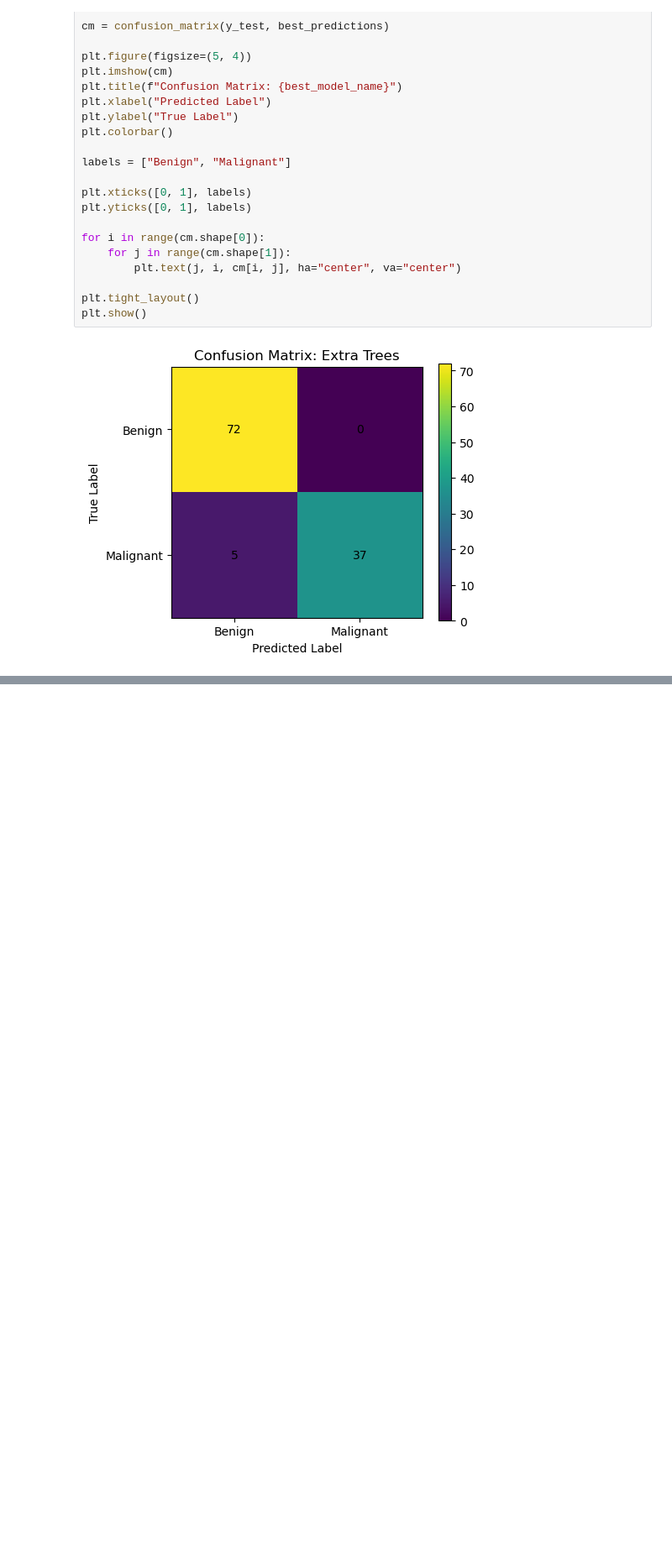
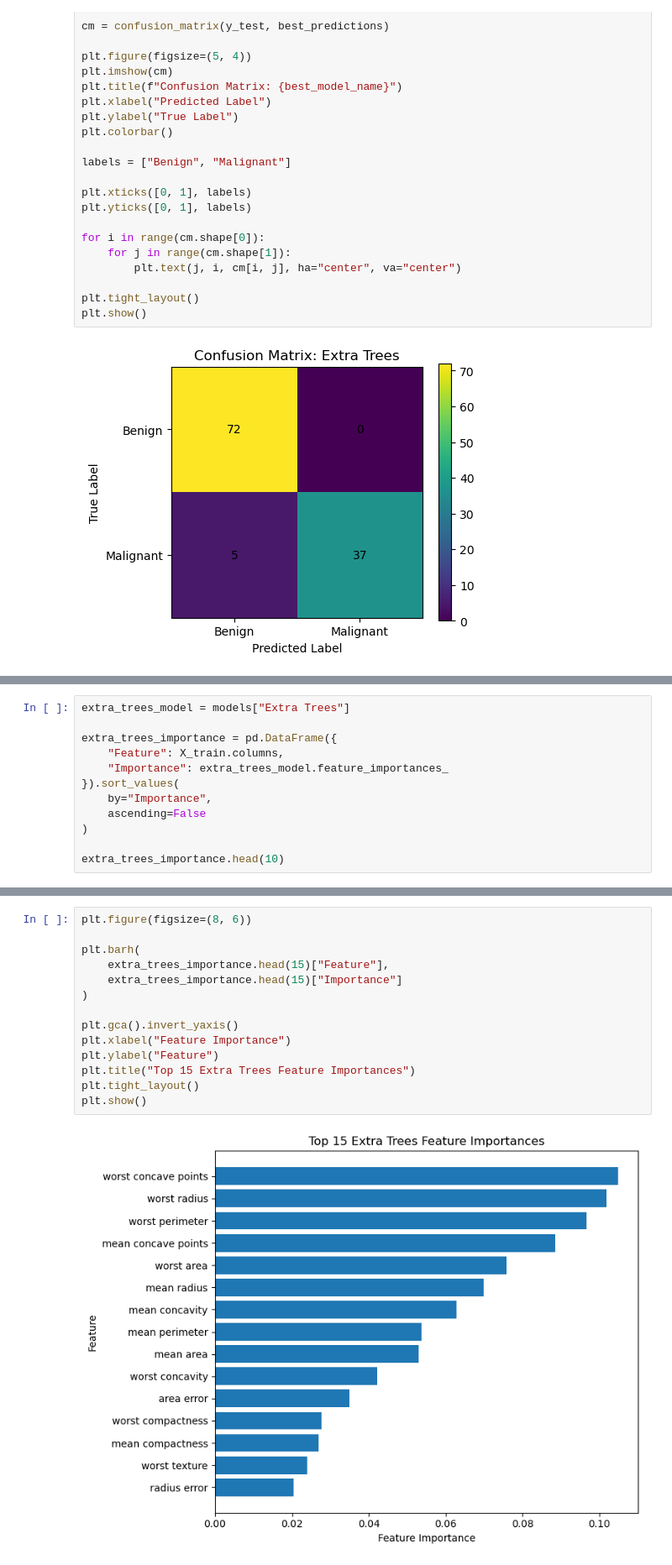
Before and after one commit to profshai/machine-learning-deep-learning, a Jupyter notebook: 01_supervised_ML/03_ensemble/ensemble_learning.ipynb, the cells around one changed output, grey strips where cells are left out. Shown at 84% size. Drawn from its saved outputs; the diff is of its cells as text; blank space fills up the shorter version.

Commit message:
Feature Importance for Extra Trees

```diff
--- a/01_supervised_ML/03_ensemble/ensemble_learning.ipynb
+++ b/01_supervised_ML/03_ensemble/ensemble_learning.ipynb
@@ -590,0 +593,12 @@ plt.show()
+# %%
+extra_trees_model = models["Extra Trees"]
+
+extra_trees_importance = pd.DataFrame({
+    "Feature": X_train.columns,
+    "Importance": extra_trees_model.feature_importances_
+}).sort_values(
+    by="Importance",
+    ascending=False
+)
+
+extra_trees_importance.head(10)
@@ -590,0 +617,16 @@ plt.show()
+# %%
+plt.figure(figsize=(8, 6))
+
+plt.barh(
+    extra_trees_importance.head(15)["Feature"],
+    extra_trees_importance.head(15)["Importance"]
+)
+
+plt.gca().invert_yaxis()
+plt.xlabel("Feature Importance")
+plt.ylabel("Feature")
+plt.title("Top 15 Extra Trees Feature Importances")
+plt.tight_layout()
+plt.show()
+# %% [output]
+[figure, added]
```
Also changed, not shown: parts of 3 cells of this notebook.
